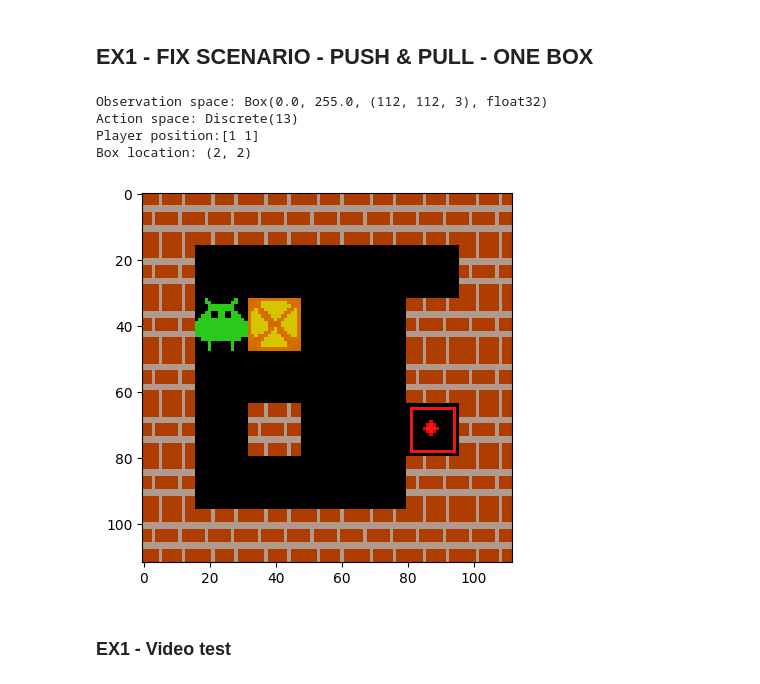
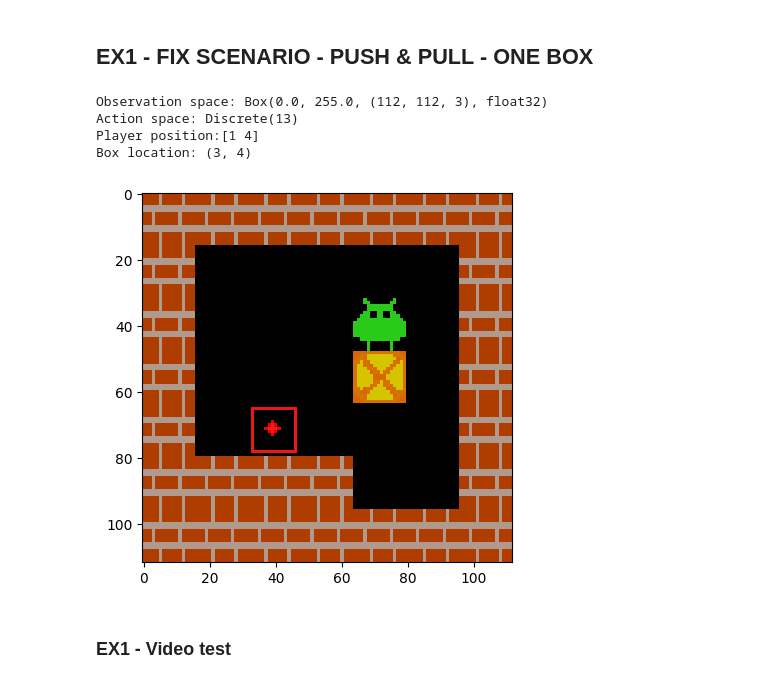
Before and after one commit to avivples/sokoban-rl, a Jupyter notebook: sokoban-EX1.ipynb, the cells around one changed output. Cells and saved outputs as stored; diff of their text form; code cells hidden in the pictures.

```diff
--- a/sokoban-EX1.ipynb
+++ b/sokoban-EX1.ipynb
@@ -735,16 +997,18 @@ random.seed(2)
 sok = PushAndPullSokobanEnv(dim_room=(7, 7),num_boxes=1 ,max_steps=500)
 # ============================================
 # %%
+random.seed(2)
+sok.reset()
 screen = sok.render(mode='rgb_array')
 plt.imshow(sok.render('rgb_array'))
 observation, reward, done, _ = sok.step(1)
 print_env_det(sok)
 # %% [output]
 Observation space: Box(0.0, 255.0, (112, 112, 3), float32)
 Action space: Discrete(13)
-Player position:[1 1]
-Box location: (2, 2)
+Player position:[1 4]
+Box location: (3, 4)
-[figure, old version]
+[figure, new version]
 # %% [markdown]
 ### EX1 - Video test
 # %%
```
Also changed, not shown: parts of 24 cells of this notebook, 3 other files.
